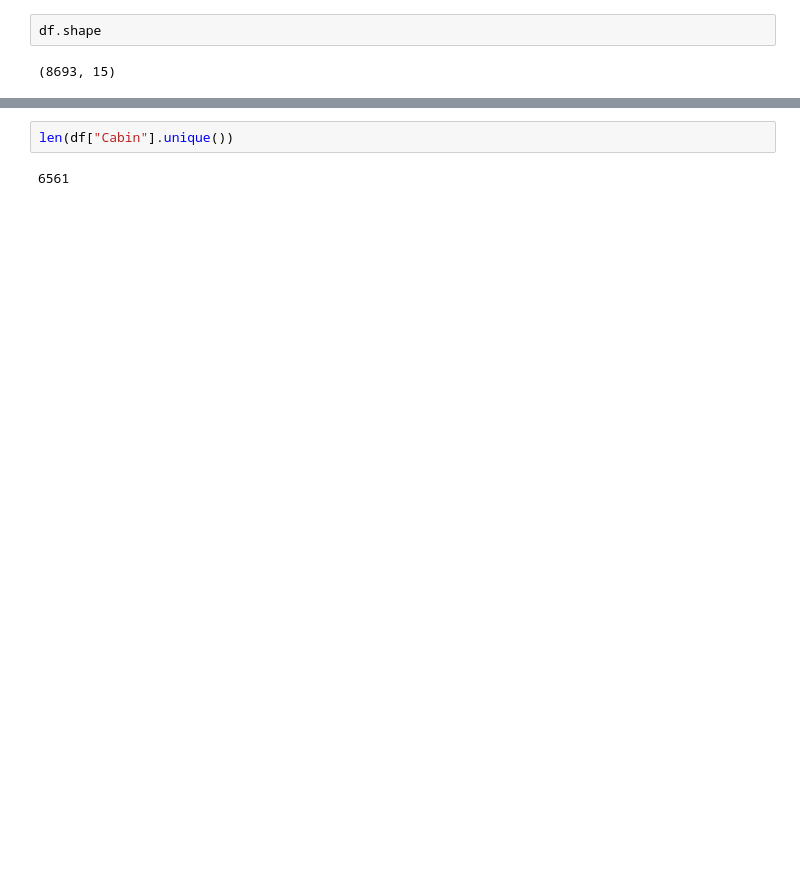
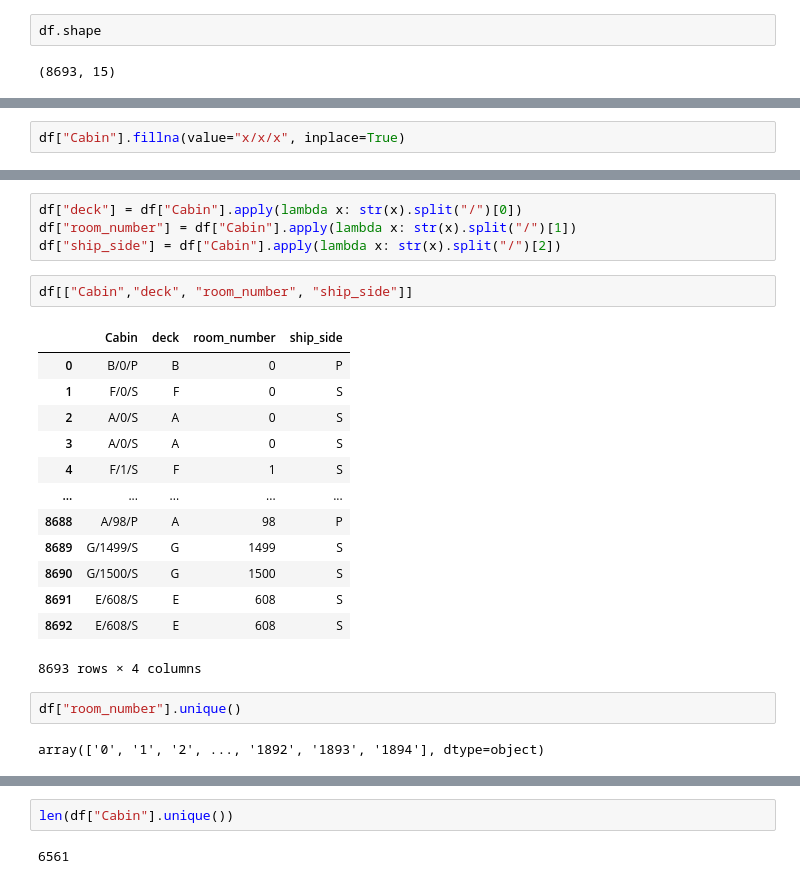
Before and after one commit to dvdhartsman/Spaceship_Titanic, a Jupyter notebook: Spaceship_Titanic.ipynb, the cells around one changed output, grey strips where cells are left out. Drawn from its saved outputs; the diff is of its cells as text; blank space fills up the shorter version.

```diff
--- a/Spaceship_Titanic.ipynb
+++ b/Spaceship_Titanic.ipynb
@@ -216,0 +238,2 @@ df.shape
+# %%
+df["Cabin"].fillna(value="x/x/x", inplace=True)
@@ -216,0 +248,24 @@ df.shape
+# %%
+df["deck"] = df["Cabin"].apply(lambda x: str(x).split("/")[0])
+df["room_number"] = df["Cabin"].apply(lambda x: str(x).split("/")[1])
+df["ship_side"] = df["Cabin"].apply(lambda x: str(x).split("/")[2])
+# %%
+df[["Cabin","deck", "room_number", "ship_side"]]
+# %% [output]
+|  | Cabin | deck | room_number | ship_side |
+| 0 | B/0/P | B | 0 | P |
+| 1 | F/0/S | F | 0 | S |
+| 2 | A/0/S | A | 0 | S |
+| 3 | A/0/S | A | 0 | S |
+| 4 | F/1/S | F | 1 | S |
+| ... | ... | ... | ... | ... |
+| 8688 | A/98/P | A | 98 | P |
+| 8689 | G/1499/S | G | 1499 | S |
+| 8690 | G/1500/S | G | 1500 | S |
+| 8691 | E/608/S | E | 608 | S |
+| 8692 | E/608/S | E | 608 | S |
+8693 rows × 4 columns
+# %%
+df["room_number"].unique()
+# %% [output]
+array(['0', '1', '2', ..., '1892', '1893', '1894'], dtype=object)
```
Also changed, not shown: parts of 31 cells of this notebook.
